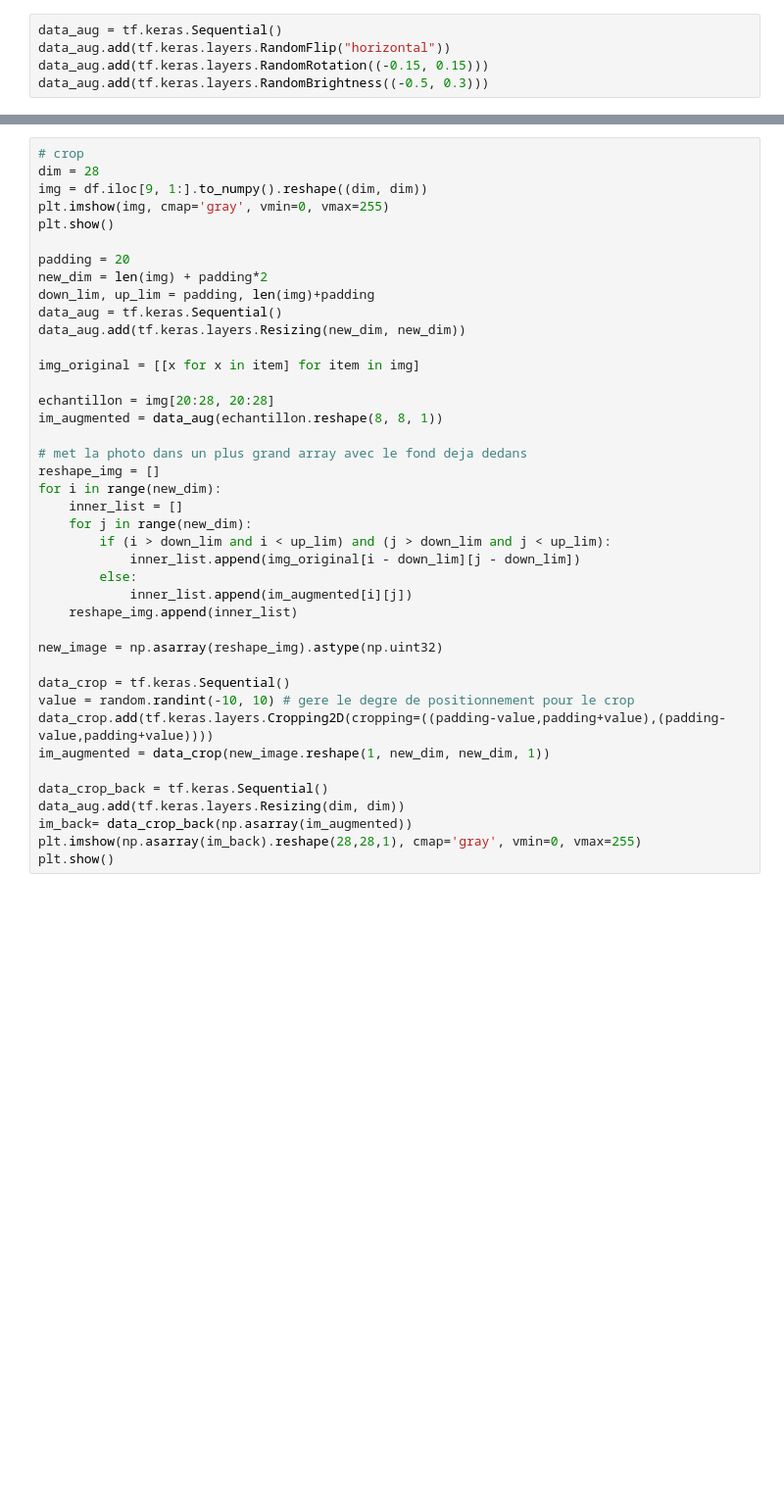
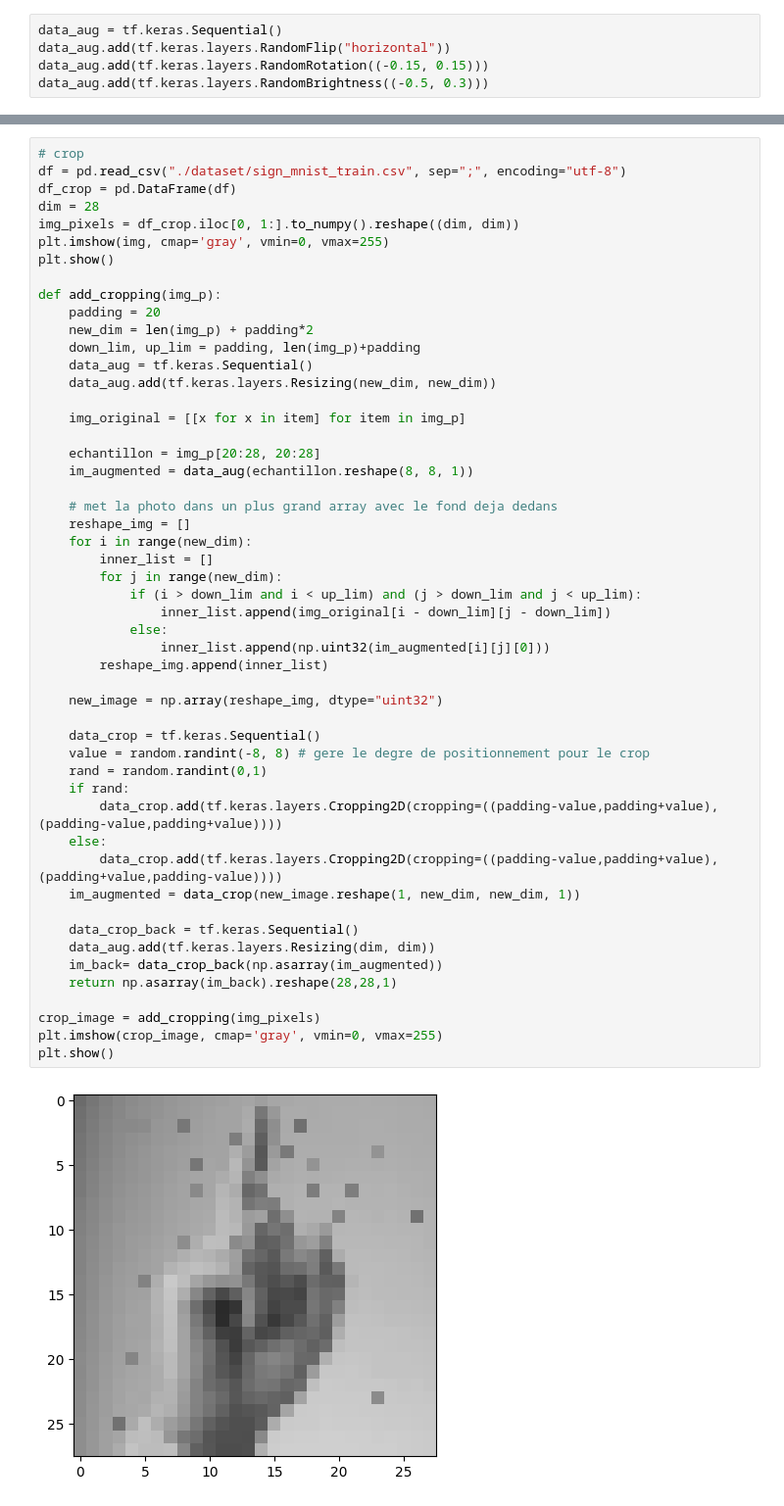
Before and after one commit to fhabert/sign_language, a Jupyter notebook: data_aug.ipynb, the cells around one changed output, grey strips where cells are left out. Shown at 98% size. Cells and saved outputs as stored; diff of their text form; blank space fills up the shorter version.

Commit message:
added cropping

```diff
--- a/data_aug.ipynb
+++ b/data_aug.ipynb
@@ -60,41 +65,53 @@ Error:
 # %%
 # crop
+df = pd.read_csv("./dataset/sign_mnist_train.csv", sep=";", encoding="utf-8")
+df_crop = pd.DataFrame(df)
 dim = 28
-img = df.iloc[9, 1:].to_numpy().reshape((dim, dim))
+img_pixels = df_crop.iloc[0, 1:].to_numpy().reshape((dim, dim))
 plt.imshow(img, cmap='gray', vmin=0, vmax=255)
 plt.show()
 
-padding = 20
-new_dim = len(img) + padding*2
-down_lim, up_lim = padding, len(img)+padding
-data_aug = tf.keras.Sequential()
-data_aug.add(tf.keras.layers.Resizing(new_dim, new_dim))
+def add_cropping(img_p):
+    padding = 20
+    new_dim = len(img_p) + padding*2
+    down_lim, up_lim = padding, len(img_p)+padding
+    data_aug = tf.keras.Sequential()
+    data_aug.add(tf.keras.layers.Resizing(new_dim, new_dim))
 
-img_original = [[x for x in item] for item in img]
+    img_original = [[x for x in item] for item in img_p]
 
-echantillon = img[20:28, 20:28]
-im_augmented = data_aug(echantillon.reshape(8, 8, 1))
+    echantillon = img_p[20:28, 20:28]
+    im_augmented = data_aug(echantillon.reshape(8, 8, 1))
 
-# met la photo dans un plus grand array avec le fond deja dedans
-reshape_img = []
-for i in range(new_dim):
-    inner_list = []
-    for j in range(new_dim):
-        if (i > down_lim and i < up_lim) and (j > down_lim and j < up_lim):
-            inner_list.append(img_original[i - down_lim][j - down_lim])
-        else:
-            inner_list.append(im_augmented[i][j])
-    reshape_img.append(inner_list)
+    # met la photo dans un plus grand array avec le fond deja dedans
+    reshape_img = []
+    for i in range(new_dim):
+        inner_list = []
+        for j in range(new_dim):
+            if (i > down_lim and i < up_lim) and (j > down_lim and j < up_lim):
+                inner_list.append(img_original[i - down_lim][j - down_lim])
+            else:
+                inner_list.append(np.uint32(im_augmented[i][j][0]))
+        reshape_img.append(inner_list)
 
-new_image = np.asarray(reshape_img).astype(np.uint32)
+    new_image = np.array(reshape_img, dtype="uint32")
 
-data_crop = tf.keras.Sequential()
-value = random.randint(-10, 10) # gere le degre de positionnement pour le crop
-data_crop.add(tf.keras.layers.Cropping2D(cropping=((padding-value,padding+value),(padding-value,padding+value))))
-im_augmented = data_crop(new_image.reshape(1, new_dim, new_dim, 1))
+    data_crop = tf.keras.Sequential()
+    value = random.randint(-8, 8) # gere le degre de positionnement pour le crop
+    rand = random.randint(0,1)
+    if rand:
+        data_crop.add(tf.keras.layers.Cropping2D(cropping=((padding-value,padding+value),(padding-value,padding+value))))
+    else:
+        data_crop.add(tf.keras.layers.Cropping2D(cropping=((padding-value,padding+value),(padding+value,padding-value))))
+    im_augmented = data_crop(new_image.reshape(1, new_dim, new_dim, 1))
 
-data_crop_back = tf.keras.Sequential()
-data_aug.add(tf.keras.layers.Resizing(dim, dim))
-im_back= data_crop_back(np.asarray(im_augmented))
-plt.imshow(np.asarray(im_back).reshape(28,28,1), cmap='gray', vmin=0, vmax=255)
+    data_crop_back = tf.keras.Sequential()
+    data_aug.add(tf.keras.layers.Resizing(dim, dim))
+    im_back= data_crop_back(np.asarray(im_augmented))
+    return np.asarray(im_back).reshape(28,28,1)
+
+crop_image = add_cropping(img_pixels)
+plt.imshow(crop_image, cmap='gray', vmin=0, vmax=255)
 plt.show()
+# %% [output]
+[figure, added]
```
Also changed, not shown: parts of 6 cells of this notebook, 2 other files.
